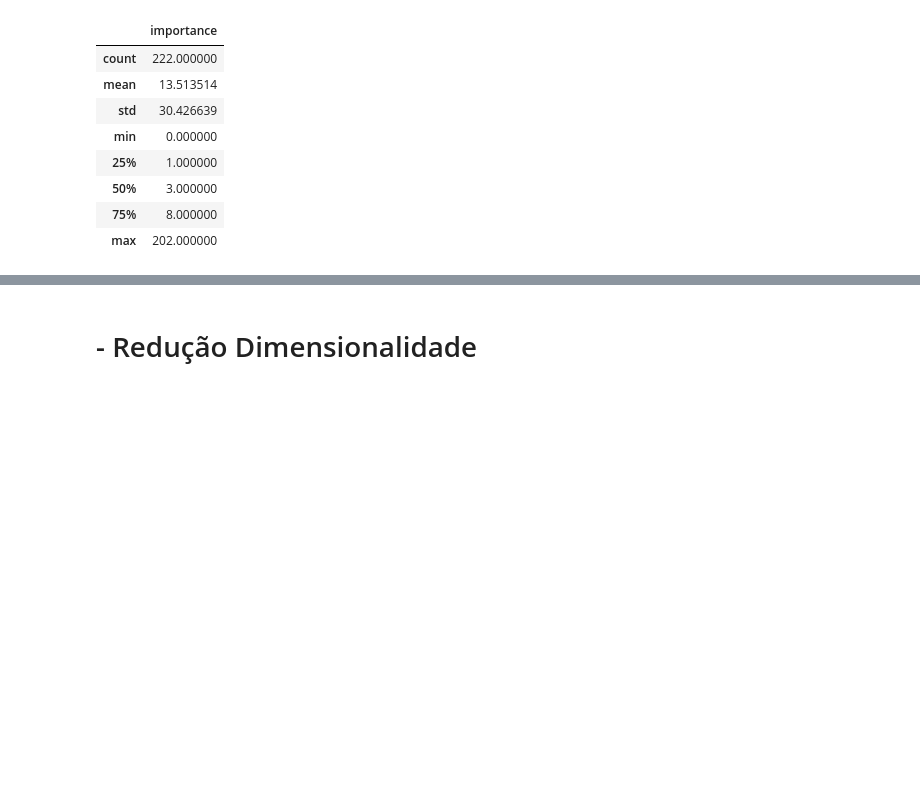
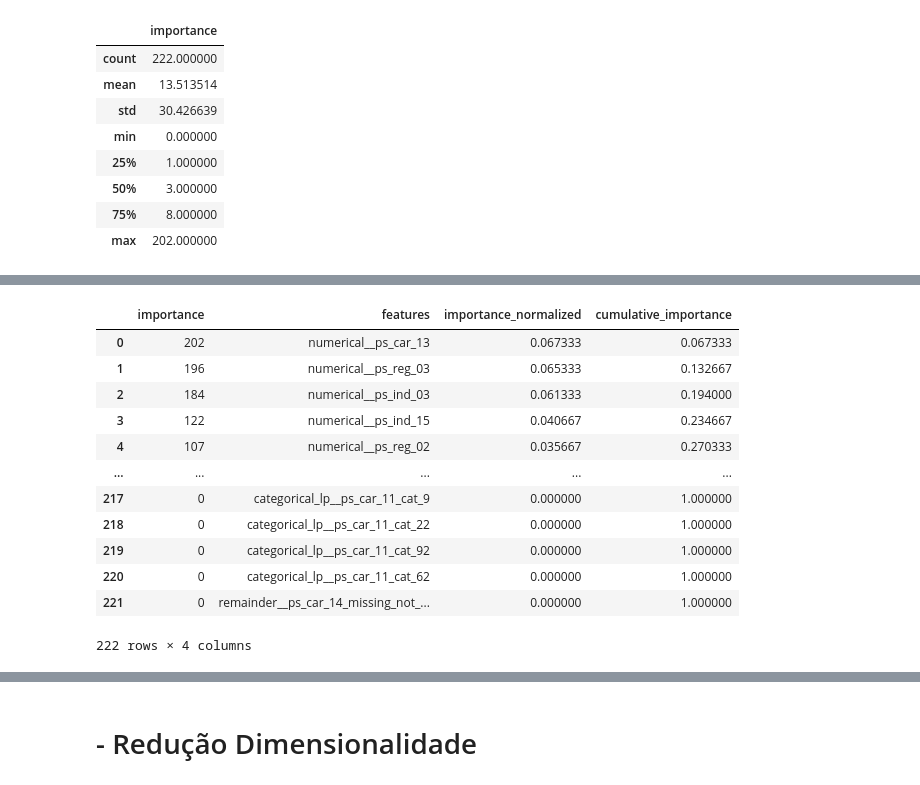
Before and after one commit to RodolfoPCruz/insurance-safe-driver-prediction, a Jupyter notebook: insurance_claim_prediction.ipynb, the cells around one changed output, grey strips where cells are left out. Cells and saved outputs as stored; diff of their text form; code cells hidden in the pictures; blank space fills up the shorter version.

```diff
--- a/insurance_claim_prediction.ipynb
+++ b/insurance_claim_prediction.ipynb
@@ -1711,0 +1632,4 @@ KeyboardInterrupt:
+# %%
+minimo=feature_importance_df['importance'].min()
+maximo=feature_importance_df['importance'].max()
+feature_importance_df['importance_normalized']=feature_importance_df['importance']/feature_importance_df['importance'].sum()
@@ -1711,0 +1652,20 @@ KeyboardInterrupt:
+# %%
+feature_importance_df['cumulative_importance']=feature_importance_df['importance_normalized'].cumsum()
+# %%
+feature_importance_df.reset_index(drop=True,inplace=True)
+# %%
+feature_importance_df
+# %% [output]
+|  | importance | features | importance_normalized | cumulative_importance |
+| 0 | 202 | numerical__ps_car_13 | 0.067333 | 0.067333 |
+| 1 | 196 | numerical__ps_reg_03 | 0.065333 | 0.132667 |
+| 2 | 184 | numerical__ps_ind_03 | 0.061333 | 0.194000 |
+| 3 | 122 | numerical__ps_ind_15 | 0.040667 | 0.234667 |
+| 4 | 107 | numerical__ps_reg_02 | 0.035667 | 0.270333 |
+| ... | ... | ... | ... | ... |
+| 217 | 0 | categorical_lp__ps_car_11_cat_9 | 0.000000 | 1.000000 |
+| 218 | 0 | categorical_lp__ps_car_11_cat_22 | 0.000000 | 1.000000 |
+| 219 | 0 | categorical_lp__ps_car_11_cat_92 | 0.000000 | 1.000000 |
+| 220 | 0 | categorical_lp__ps_car_11_cat_62 | 0.000000 | 1.000000 |
+| 221 | 0 | remainder__ps_car_14_missing_not_... | 0.000000 | 1.000000 |
+222 rows × 4 columns
```
Also changed, not shown: parts of 39 cells of this notebook.
